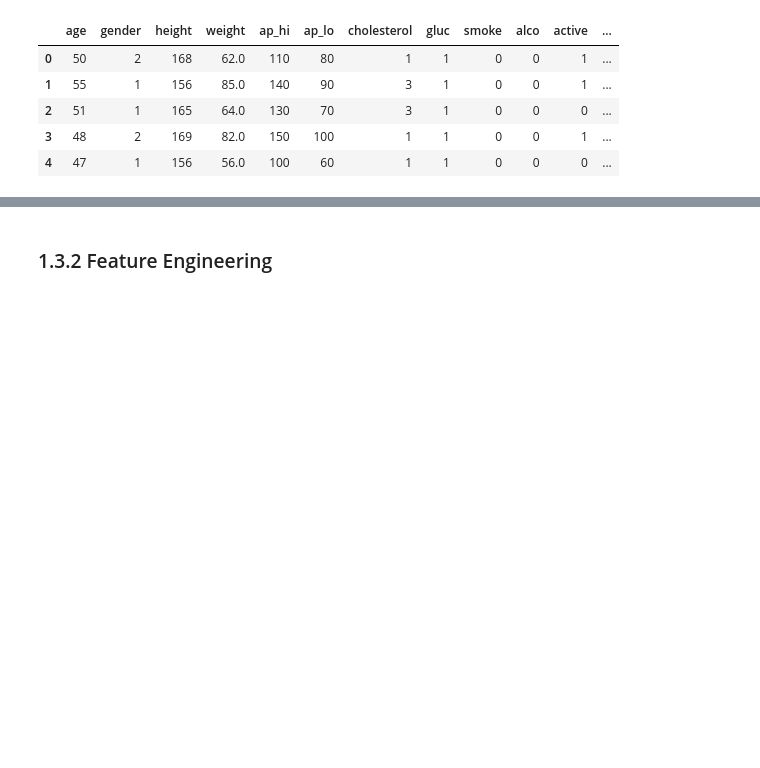
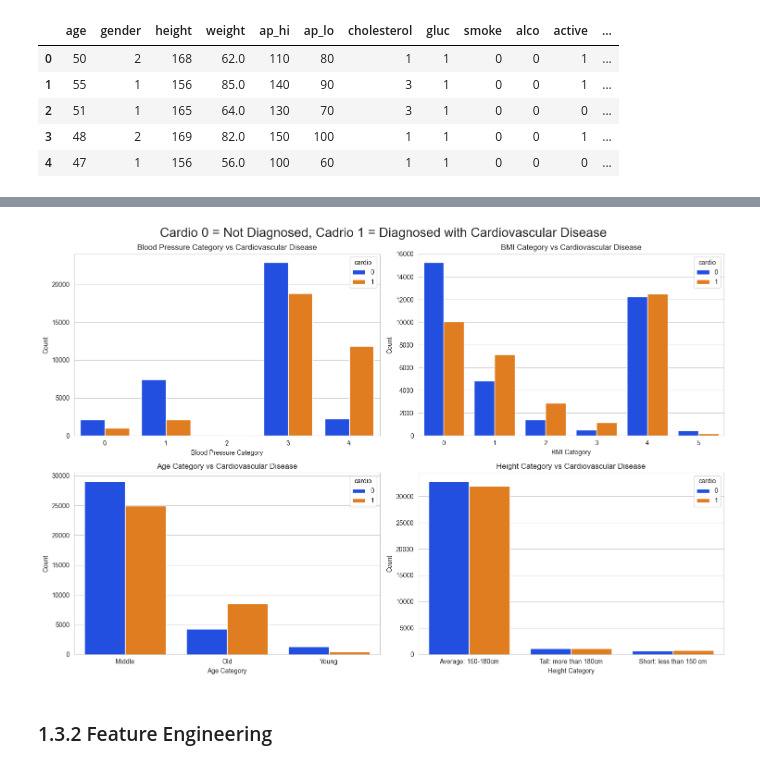
Before and after one commit to Robergjo/MachineLearning-Joakim-Roberg, a Jupyter notebook: Lab/Upgift1.ipynb, the cells around one changed output, grey strips where cells are left out. Drawn from its saved outputs; the diff is of its cells as text; code cells hidden in the pictures; blank space fills up the shorter version.

```diff
--- a/Lab/Upgift1.ipynb
+++ b/Lab/Upgift1.ipynb
@@ -241,3 +322,36 @@ df.corr(numeric_only=True)["cardio"].sort_values(ascending=False)
+# %%
+fig, ax = plt.subplots(2, 2, figsize=(15, 10))
+
+ax[0,0] = sns.countplot(x="blood_pressure_category", hue="cardio", data=df, palette="bright", ax=ax[0,0])
+ax[0,0].set(title="Blood Pressure Category vs Cardiovascular Disease", xlabel="Blood Pressure Category", ylabel="Count")
+
+# skewing the x labels
+ax[0,0].set_xticklabels(ax[0,0].get_xticklabels(), rotation=8, ha="center")
+
+ax[0,1] = sns.countplot(x="bmi_category", hue="cardio", data=df, palette="bright", ax=ax[0,1])
+ax[0,1].set(title="BMI Category vs Cardiovascular Disease", xlabel="BMI Category", ylabel="Count")
+
+# creating a new dataframe with the age categories
+
+df_age = df.copy()
+df_age["age"] = df_age["age"].apply(lambda x: "Young" if x < 40 else "Middle" if x < 60 else "Old")
+
+ax[1,0] = sns.countplot(x="age", hue="cardio", data=df_age, palette="bright", ax=ax[1,0])
+ax[1,0].set(title="Age Category vs Cardiovascular Disease", xlabel="Age Category", ylabel="Count")
+
+# creating a new dataframe with the height categories
+
+df_height = df.copy()
+df_height["height"] = df_height["height"].apply(lambda x: "Short: less than 150 cm" if x < 150 else "Average: 150-180cm" if x < 180 else "Tall: more than 180cm")
+
+ax[1,1] = sns.countplot(x="height", hue="cardio", data=df_height, palette="bright", ax=ax[1,1])
+ax[1,1].set(title="Height Category vs Cardiovascular Disease", xlabel="Height Category", ylabel="Count")
+
+fig.suptitle("Cardio 0 = Not Diagnosed, Cadrio 1 = Diagnosed with Cardiovascular Disease", fontsize=20)
+
+plt.tight_layout()
+# %% [output]
+[figure, added]
 # %% [markdown]
 ### 1.3.2 Feature Engineering
 # %% [markdown]
```
Also changed, not shown: parts of 11 cells of this notebook.
